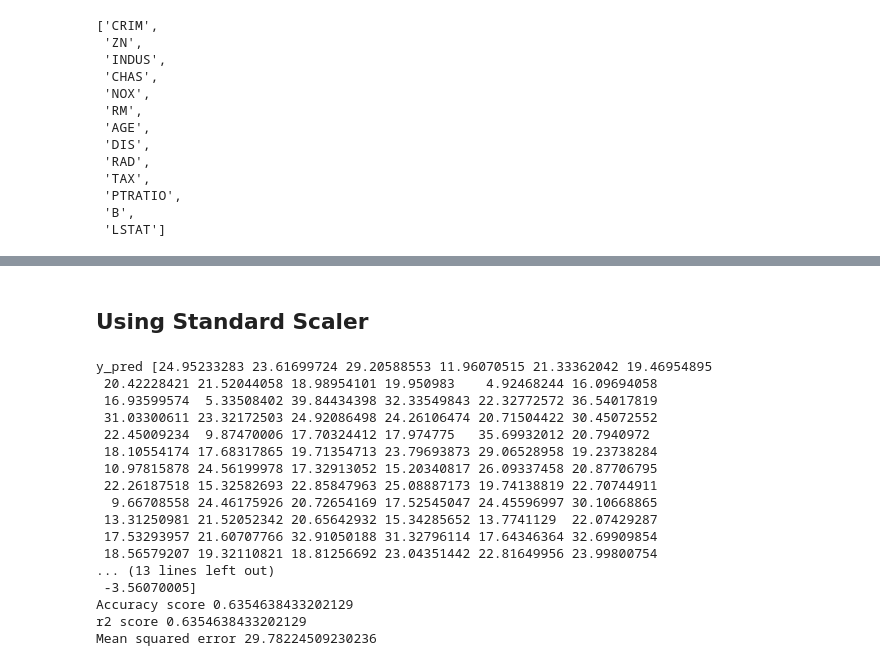
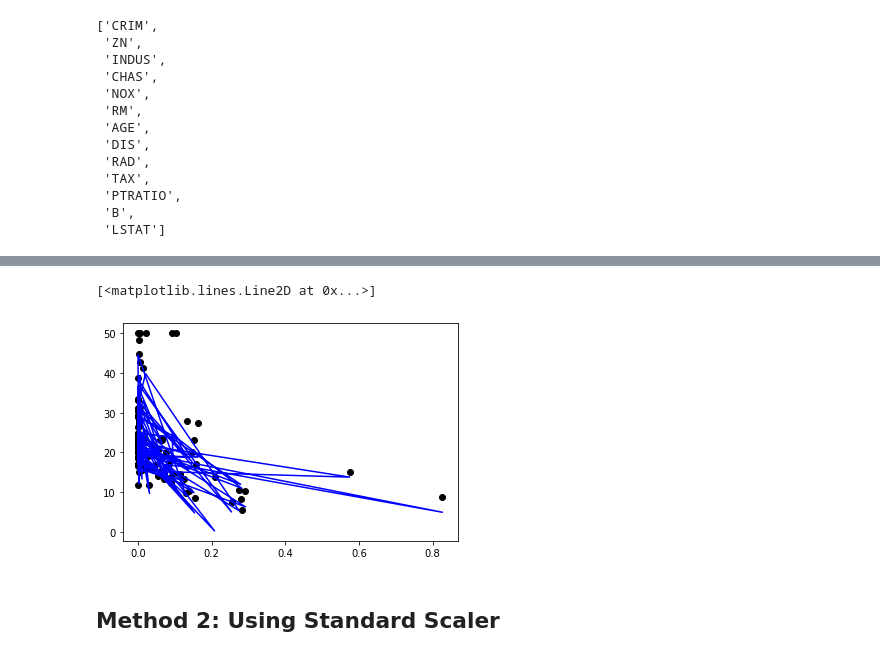
Before and after one commit to liyaSileshi/boston_housing, a Jupyter notebook: boston.ipynb, the cells around one changed output, grey strips where cells are left out. Cells and saved outputs as stored; diff of their text form; code cells hidden in the pictures.

```diff
--- a/boston.ipynb
+++ b/boston.ipynb
@@ -148,3 +198,5 @@ def build_model(x, y):
     print("Accuracy score",lr_reg.score(x_test, y_test))
     print("r2 score",r2_score(y_test, y_pred, sample_weight=None, multioutput='uniform_average'))
     print("Mean squared error",mean_squared_error(y_test, y_pred))
+    #plot outputs
+    return x_test, y_test, y_pred
@@ -231,0 +264,2 @@ Mean squared error 29.782245092302418
+# %%
+x_test, y_test, y_pred = build_model(x, y)
@@ -232,28 +284,14 @@ Mean squared error 29.782245092302418
+# %%
+plt.scatter(x_test[:,0], y_test, color='black')
+plt.plot(x_test[:,0], y_pred, color='blue')
+# %% [output]
+[<matplotlib.lines.Line2D at 0x...>]
+[figure, added]
 # %% [markdown]
-## Using Standard Scaler
+## Method 2: Using Standard Scaler
 # %%
 std = StandardScaler() #initialize standard scaler
 bos_std = std.fit_transform(bos[feature_cols])
 # find x and y
 x_std= bos_std
 y_std= bos['PRICE'] #the one we want to predict
-# %%
-build_model(x_std, y_std)
-# %% [output]
-y_pred [24.95233283 23.61699724 29.20588553 11.96070515 21.33362042 19.46954895
- 20.42228421 21.52044058 18.98954101 19.950983    4.92468244 16.09694058
- 16.93599574  5.33508402 39.84434398 32.33549843 22.32772572 36.54017819
- 31.03300611 23.32172503 24.92086498 24.26106474 20.71504422 30.45072552
- 22.45009234  9.87470006 17.70324412 17.974775   35.69932012 20.7940972
- 18.10554174 17.68317865 19.71354713 23.79693873 29.06528958 19.23738284
- 10.97815878 24.56199978 17.32913052 15.20340817 26.09337458 20.87706795
- 22.26187518 15.32582693 22.85847963 25.08887173 19.74138819 22.70744911
-  9.66708558 24.46175926 20.72654169 17.52545047 24.45596997 30.10668865
- 13.31250981 21.52052342 20.65642932 15.34285652 13.7741129  22.07429287
- 17.53293957 21.60707766 32.91050188 31.32796114 17.64346364 32.69909854
- 18.56579207 19.32110821 18.81256692 23.04351442 22.81649956 23.99800754
-... (13 lines left out)
- -3.56070005]
-Accuracy score 0.6354638433202129
-r2 score 0.6354638433202129
-Mean squared error 29.78224509230236
```
Also changed, not shown: parts of 28 cells of this notebook.
